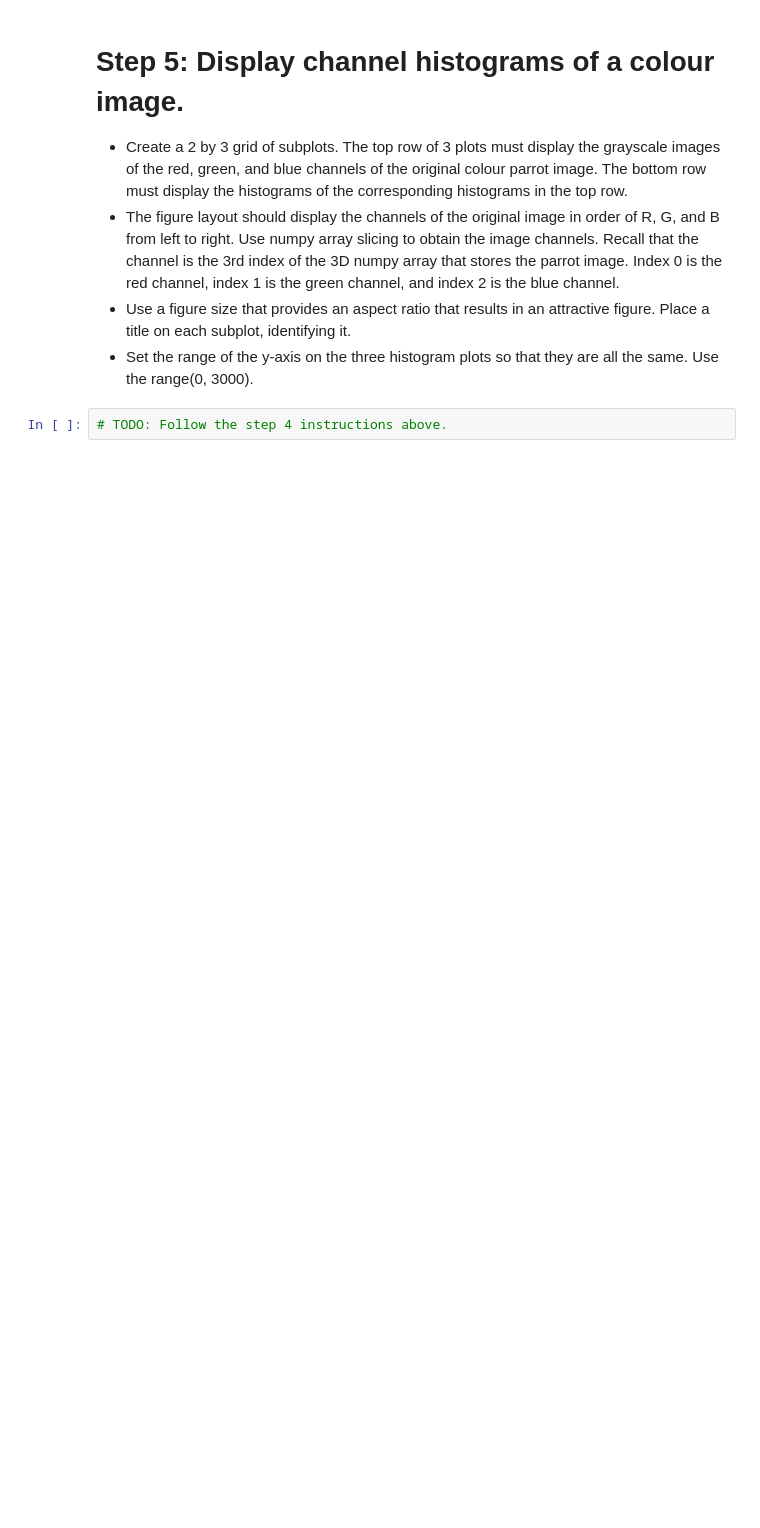
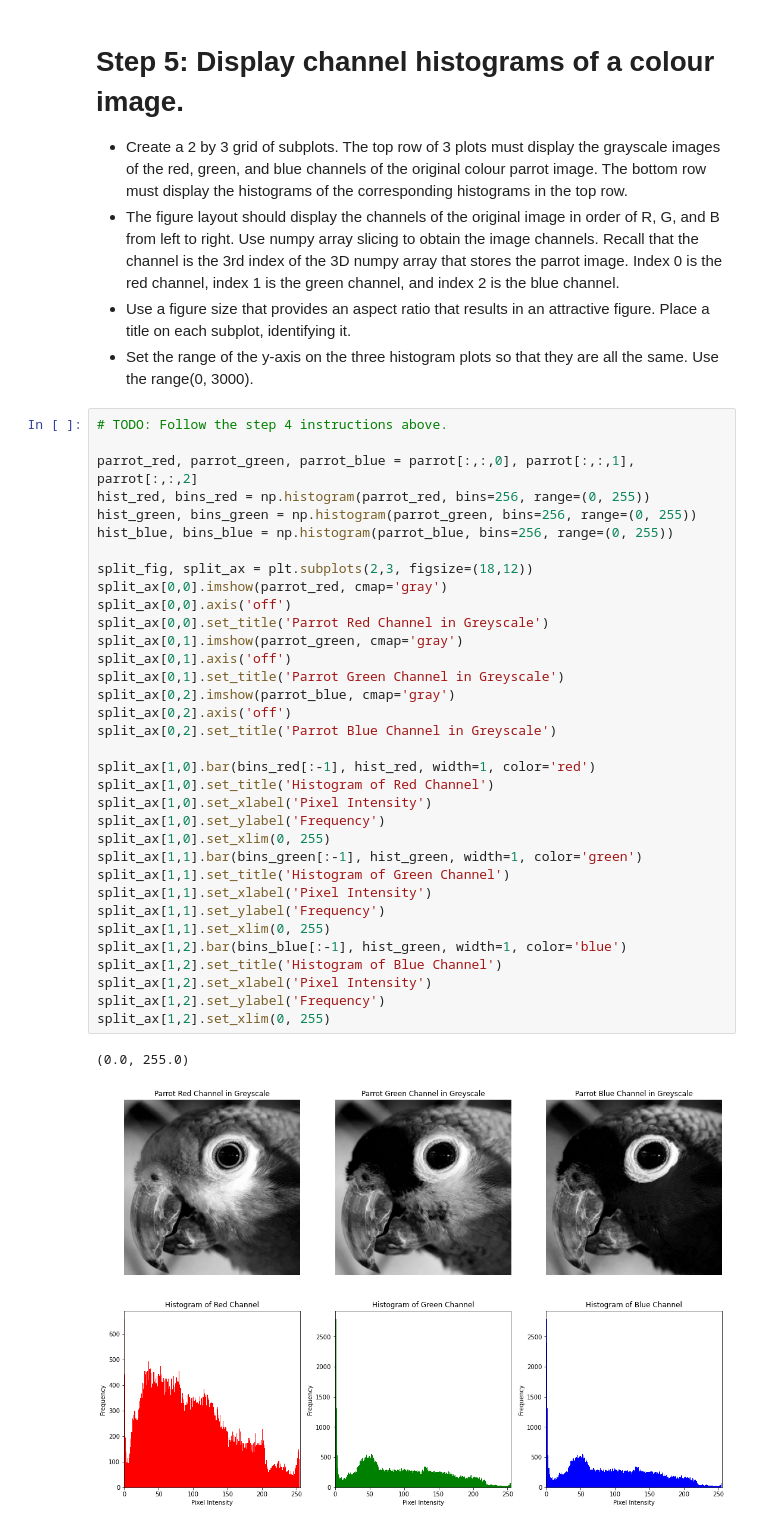
Before and after one commit to Ethan4416/CMPT819, a Jupyter notebook: Assignment0/asn0-files/asn0-q3.ipynb, the cells around one changed output. Saved outputs shown, nothing was run; the diff lists cells and outputs as text; blank space fills up the shorter version.

```diff
--- a/Assignment0/asn0-files/asn0-q3.ipynb
+++ b/Assignment0/asn0-files/asn0-q3.ipynb
@@ -104,5 +136,40 @@ In a 1 by 3 grid of subplots, display the original color parrot image in the lef
 - The figure layout should display the channels of the original image in order of R, G, and B from left to right.  Use numpy array slicing to obtain the image channels.  Recall that the channel is the 3rd index of the 3D numpy array that stores the parrot image.  Index 0 is the red channel, index 1 is the green channel, and index 2 is the blue channel.
 - Use a figure size that provides an aspect ratio that results in an attractive figure. Place a title on each subplot, identifying it.
 - Set the range of the y-axis on the three histogram plots so that they are all the same. Use the range(0, 3000).
-# %%
-# TODO: Follow the step 4 instructions above.
+# %%
+# TODO: Follow the step 4 instructions above.
+
+parrot_red, parrot_green, parrot_blue = parrot[:,:,0], parrot[:,:,1], parrot[:,:,2]
+hist_red, bins_red = np.histogram(parrot_red, bins=256, range=(0, 255))
+hist_green, bins_green = np.histogram(parrot_green, bins=256, range=(0, 255))
+hist_blue, bins_blue = np.histogram(parrot_blue, bins=256, range=(0, 255))
+
+split_fig, split_ax = plt.subplots(2,3, figsize=(18,12))
+split_ax[0,0].imshow(parrot_red, cmap='gray')
+split_ax[0,0].axis('off')
+split_ax[0,0].set_title('Parrot Red Channel in Greyscale')
+split_ax[0,1].imshow(parrot_green, cmap='gray')
+split_ax[0,1].axis('off')
+split_ax[0,1].set_title('Parrot Green Channel in Greyscale')
+split_ax[0,2].imshow(parrot_blue, cmap='gray')
+split_ax[0,2].axis('off')
+split_ax[0,2].set_title('Parrot Blue Channel in Greyscale')
+
+split_ax[1,0].bar(bins_red[:-1], hist_red, width=1, color='red')
+split_ax[1,0].set_title('Histogram of Red Channel')
+split_ax[1,0].set_xlabel('Pixel Intensity')
+split_ax[1,0].set_ylabel('Frequency')
+split_ax[1,0].set_xlim(0, 255)
+split_ax[1,1].bar(bins_green[:-1], hist_green, width=1, color='green')
+split_ax[1,1].set_title('Histogram of Green Channel')
+split_ax[1,1].set_xlabel('Pixel Intensity')
+split_ax[1,1].set_ylabel('Frequency')
+split_ax[1,1].set_xlim(0, 255)
+split_ax[1,2].bar(bins_blue[:-1], hist_green, width=1, color='blue')
+split_ax[1,2].set_title('Histogram of Blue Channel')
+split_ax[1,2].set_xlabel('Pixel Intensity')
+split_ax[1,2].set_ylabel('Frequency')
+split_ax[1,2].set_xlim(0, 255)
+# %% [output]
+(0.0, 255.0)
+[figure, added]
```
Also changed, not shown: parts of 4 cells of this notebook, 2 other files.
